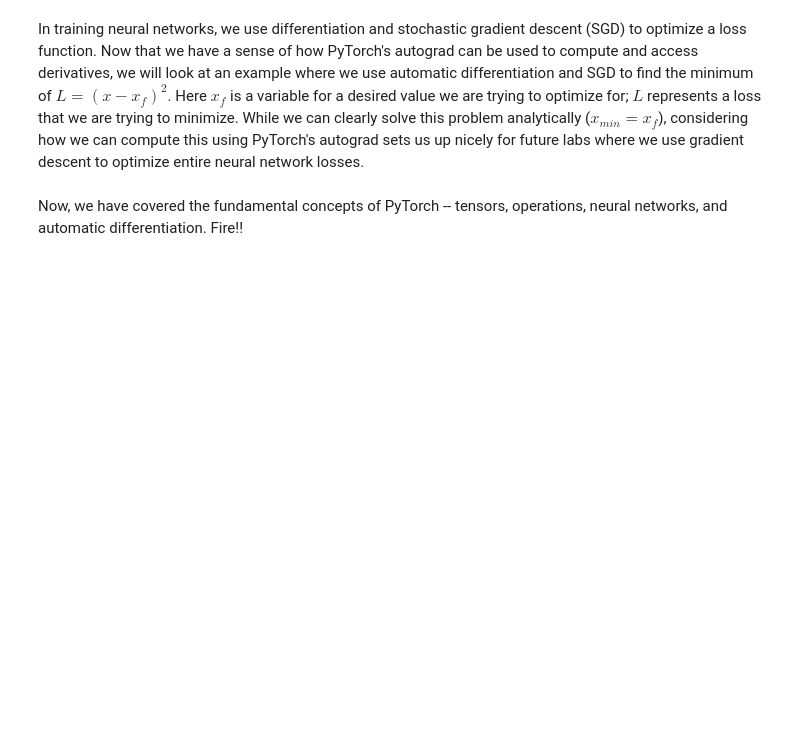
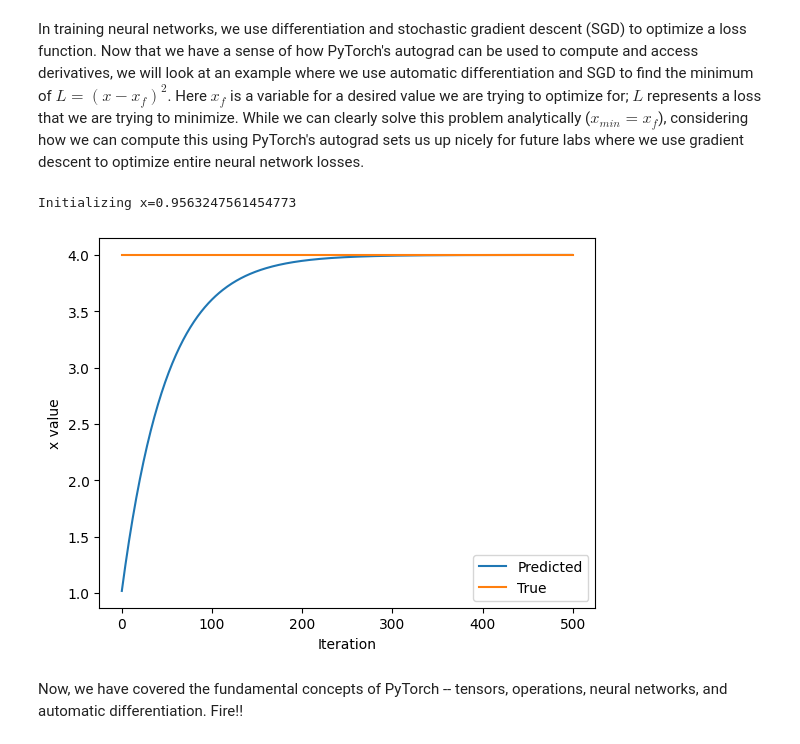
Before and after one commit to spazm/introtodeeplearning, a Jupyter notebook: lab1/PT_Part1_Intro.ipynb, the cells around one changed output. Saved outputs shown, nothing was run; the diff lists cells and outputs as text; code cells hidden in the pictures; blank space fills up the shorter version.

```diff
--- a/lab1/PT_Part1_Intro.ipynb
+++ b/lab1/PT_Part1_Intro.ipynb
@@ -342,33 +344,36 @@ In training neural networks, we use differentiation and stochastic gradient desc
 x = torch.randn(1)
 print(f"Initializing x={x.item()}")
 
 learning_rate = 1e-2  # Learning rate
 history = []
 x_f = 4  # Target value
 
 
 # We will run gradient descent for a number of iterations. At each iteration, we compute the loss,
 #   compute the derivative of the loss with respect to x, and perform the update.
 for i in range(500):
     x = torch.tensor([x], requires_grad=True)
 
     # TODO: Compute the loss as the square of the difference between x and x_f
-    loss = # TODO
+    loss = (x - x_f)** 2
 
     # Backpropagate through the loss to compute gradients
     loss.backward()
 
     # Update x with gradient descent
     x = x.item() - learning_rate * x.grad
 
     history.append(x.item())
 
 # Plot the evolution of x as we optimize toward x_f!
 plt.plot(history)
 plt.plot([0, 500], [x_f, x_f])
 plt.legend(('Predicted', 'True'))
 plt.xlabel('Iteration')
 plt.ylabel('x value')
 plt.show()
+# %% [output]
+Initializing x=0.9563247561454773
+[figure, added]
 # %% [markdown]
 Now, we have covered the fundamental concepts of PyTorch -- tensors, operations, neural networks, and automatic differentiation. Fire!!
```
Also changed, not shown: parts of 5 cells of this notebook.
